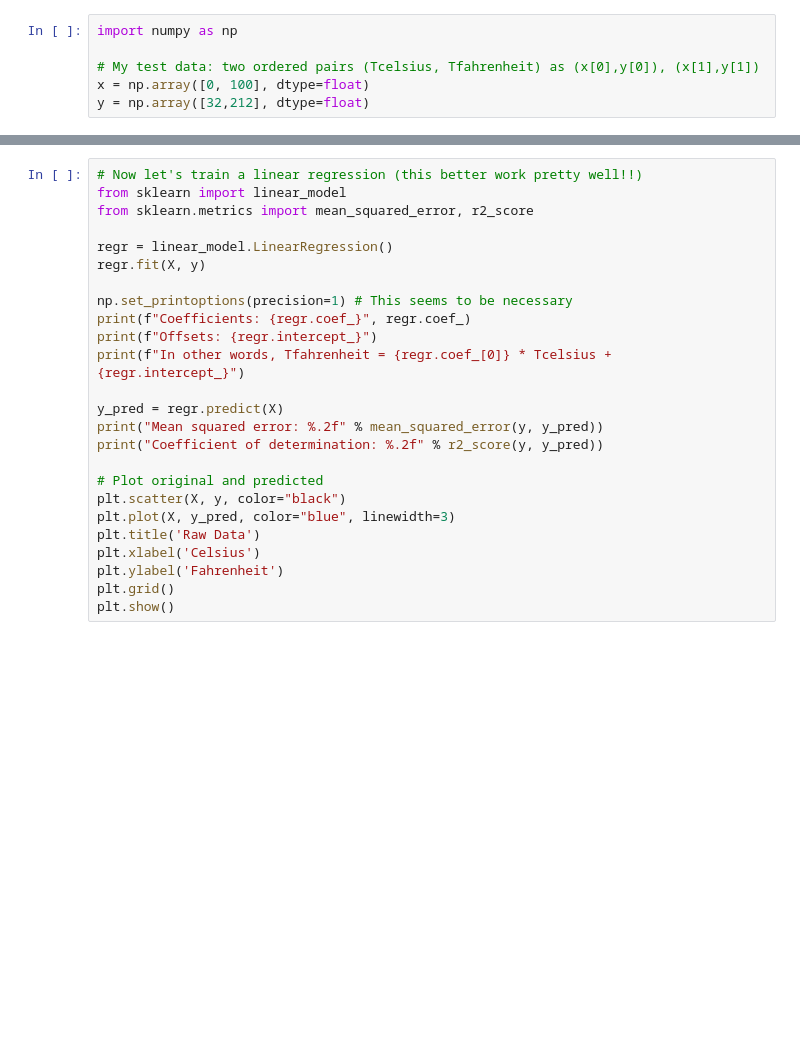
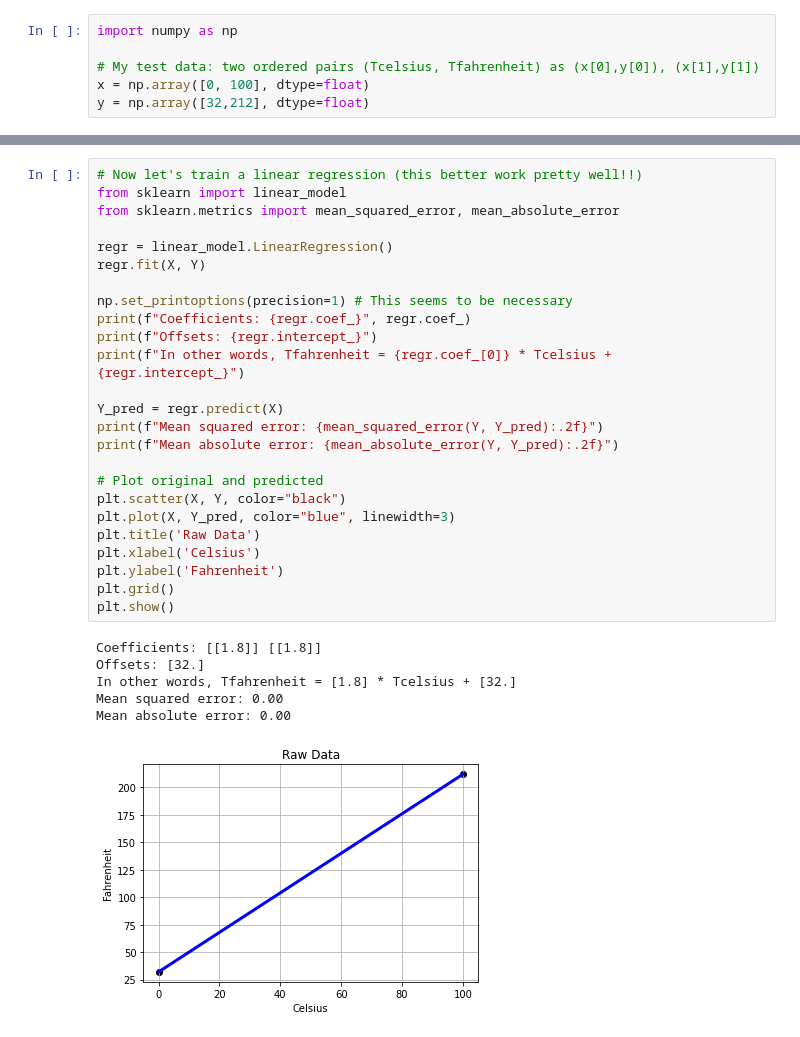
Before and after one commit to nedlecky/CSC485B, a Jupyter notebook: CSC485_100_TempConverter.ipynb, the cells around one changed output, grey strips where cells are left out. Drawn from its saved outputs; the diff is of its cells as text; blank space fills up the shorter version.

```diff
--- a/CSC485_100_TempConverter.ipynb
+++ b/CSC485_100_TempConverter.ipynb
@@ -43,28 +47,35 @@ plt.show()
 # %%
 # Now let's train a linear regression (this better work pretty well!!)
 from sklearn import linear_model
-from sklearn.metrics import mean_squared_error, r2_score
+from sklearn.metrics import mean_squared_error, mean_absolute_error
 
 regr = linear_model.LinearRegression()
-regr.fit(X, y)
+regr.fit(X, Y)
 
 np.set_printoptions(precision=1) # This seems to be necessary
 print(f"Coefficients: {regr.coef_}", regr.coef_)
 print(f"Offsets: {regr.intercept_}")
 print(f"In other words, Tfahrenheit = {regr.coef_[0]} * Tcelsius + {regr.intercept_}")
 
-y_pred = regr.predict(X)
-print("Mean squared error: %.2f" % mean_squared_error(y, y_pred))
-print("Coefficient of determination: %.2f" % r2_score(y, y_pred))
+Y_pred = regr.predict(X)
+print(f"Mean squared error: {mean_squared_error(Y, Y_pred):.2f}")
+print(f"Mean absolute error: {mean_absolute_error(Y, Y_pred):.2f}")
 
 # Plot original and predicted
-plt.scatter(X, y, color="black")
-plt.plot(X, y_pred, color="blue", linewidth=3)
+plt.scatter(X, Y, color="black")
+plt.plot(X, Y_pred, color="blue", linewidth=3)
 plt.title('Raw Data')
 plt.xlabel('Celsius')
 plt.ylabel('Fahrenheit')
 plt.grid()
 plt.show()
+# %% [output]
+Coefficients: [[1.8]] [[1.8]]
+Offsets: [32.]
+In other words, Tfahrenheit = [1.8] * Tcelsius + [32.]
+Mean squared error: 0.00
+Mean absolute error: 0.00
+[figure, added]
 # %%
 # And we could make a test dataset and it would (of course) work just fine
 def test_inputs(X_test, title='Test Data'):
```
Also changed, not shown: parts of 3 cells of this notebook.
